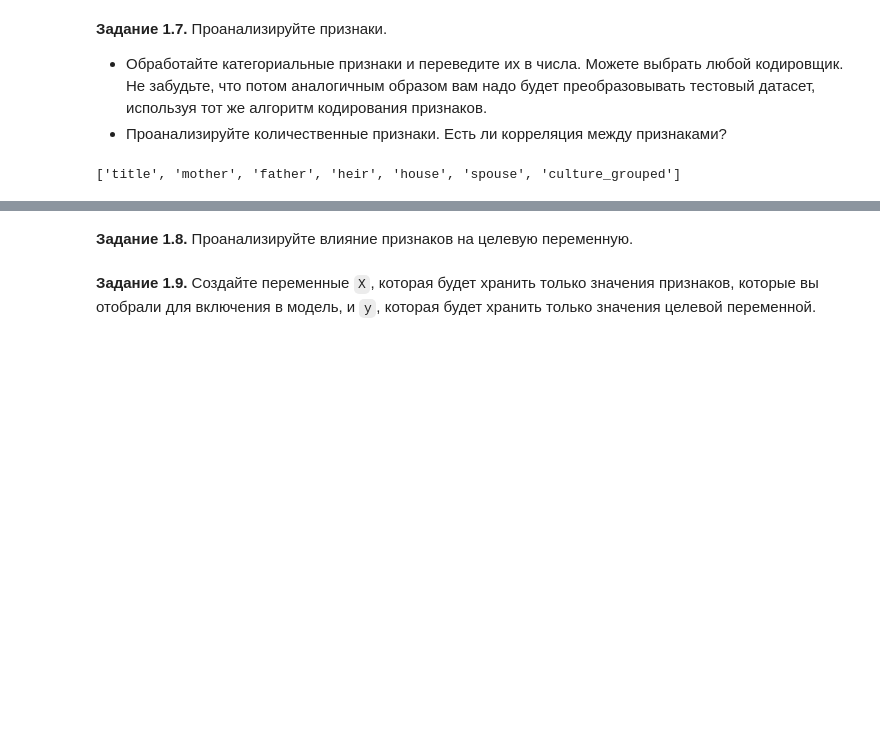
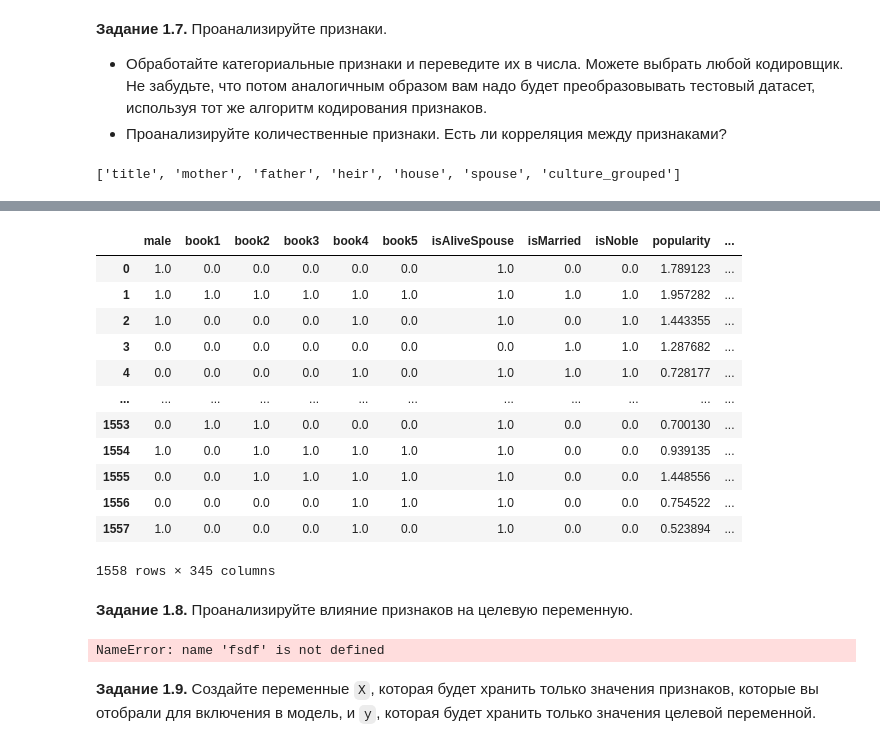
Before and after one commit to n-sukhov/DLS-course-1, a Jupyter notebook: week_01_ml_intro/Homework/hw_1_game_of_thrones.ipynb, the cells around one changed output, grey strips where cells are left out. Saved outputs shown, nothing was run; the diff lists cells and outputs as text; code cells hidden in the pictures; blank space fills up the shorter version.

```diff
--- a/week_01_ml_intro/Homework/hw_1_game_of_thrones.ipynb
+++ b/week_01_ml_intro/Homework/hw_1_game_of_thrones.ipynb
@@ -541,2 +655,23 @@ data.head()
+# %%
+from sklearn.impute import SimpleImputer
+
+simple_imputer = SimpleImputer(missing_values=np.nan, strategy='median')
+simple_imputer.fit(data)
+data = pd.DataFrame(simple_imputer.transform(data), columns=data.columns)
+data
+# %% [output]
+|  | male | book1 | book2 | book3 | book4 | book5 | isAliveSpouse | isMarried | isNoble | popularity | ... |
+| 0 | 1.0 | 0.0 | 0.0 | 0.0 | 0.0 | 0.0 | 1.0 | 0.0 | 0.0 | 1.789123 | ... |
+| 1 | 1.0 | 1.0 | 1.0 | 1.0 | 1.0 | 1.0 | 1.0 | 1.0 | 1.0 | 1.957282 | ... |
+| 2 | 1.0 | 0.0 | 0.0 | 0.0 | 1.0 | 0.0 | 1.0 | 0.0 | 1.0 | 1.443355 | ... |
+| 3 | 0.0 | 0.0 | 0.0 | 0.0 | 0.0 | 0.0 | 0.0 | 1.0 | 1.0 | 1.287682 | ... |
+| 4 | 0.0 | 0.0 | 0.0 | 0.0 | 1.0 | 0.0 | 1.0 | 1.0 | 1.0 | 0.728177 | ... |
+| ... | ... | ... | ... | ... | ... | ... | ... | ... | ... | ... | ... |
+| 1553 | 0.0 | 1.0 | 1.0 | 0.0 | 0.0 | 0.0 | 1.0 | 0.0 | 0.0 | 0.700130 | ... |
+| 1554 | 1.0 | 0.0 | 1.0 | 1.0 | 1.0 | 1.0 | 1.0 | 0.0 | 0.0 | 0.939135 | ... |
+| 1555 | 0.0 | 0.0 | 1.0 | 1.0 | 1.0 | 1.0 | 1.0 | 0.0 | 0.0 | 1.448556 | ... |
+| 1556 | 0.0 | 0.0 | 0.0 | 0.0 | 1.0 | 1.0 | 1.0 | 0.0 | 0.0 | 0.754522 | ... |
+| 1557 | 1.0 | 0.0 | 0.0 | 0.0 | 1.0 | 0.0 | 1.0 | 0.0 | 0.0 | 0.523894 | ... |
+1558 rows × 345 columns
 # %% [markdown]
 **Задание 1.8.** Проанализируйте влияние признаков на целевую переменную.
@@ -545,3 +678,7 @@ data.head()
+# %%
+fsdf# ...sdf
+# %% [output]
+NameError: name 'fsdf' is not defined
 # %% [markdown]
 **Задание 1.9.** Создайте переменные `X`, которая будет хранить только значения признаков, которые вы отобрали для включения в модель, и `y`, которая будет хранить только значения целевой переменной.
 # %%
```
Also changed, not shown: parts of 14 cells of this notebook.
